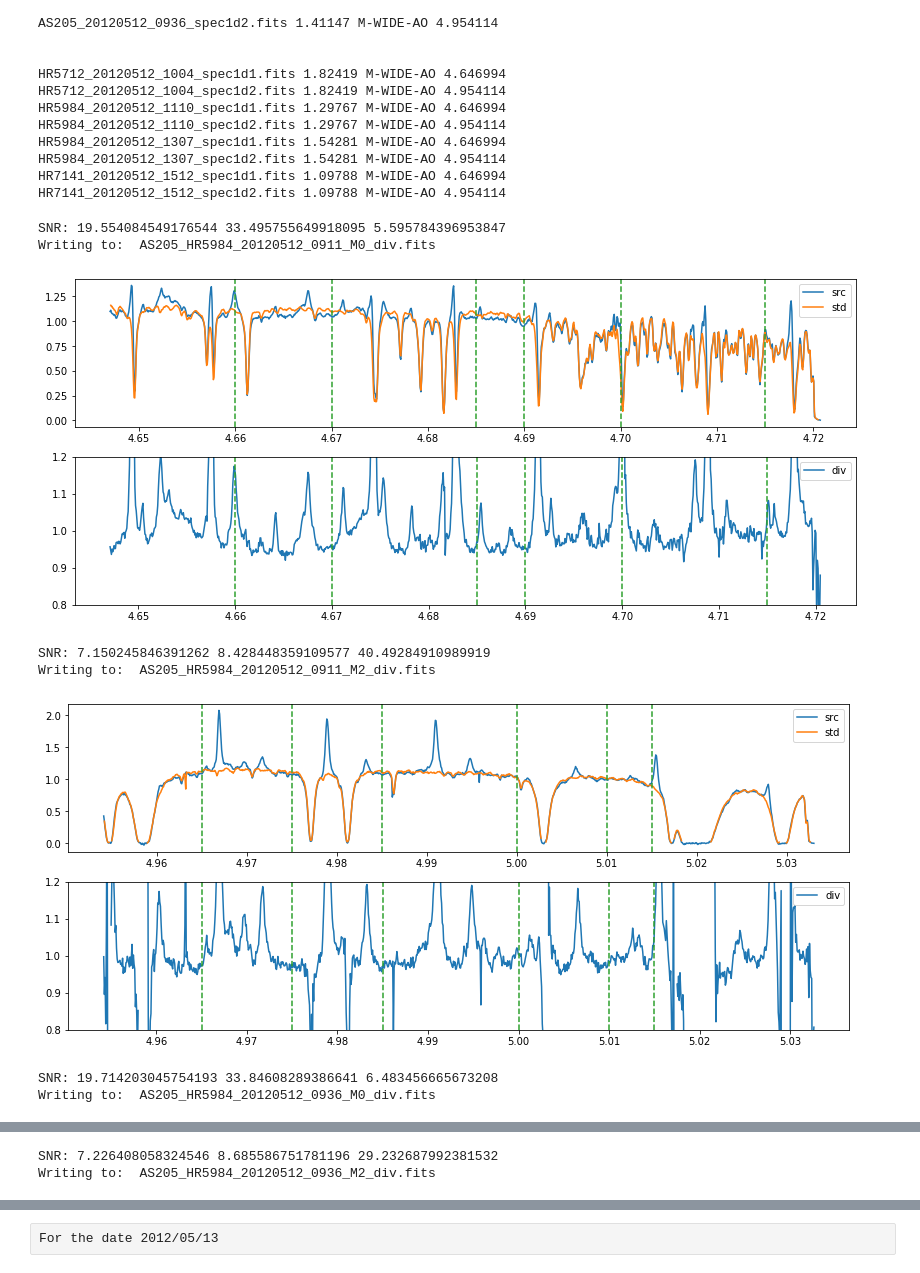
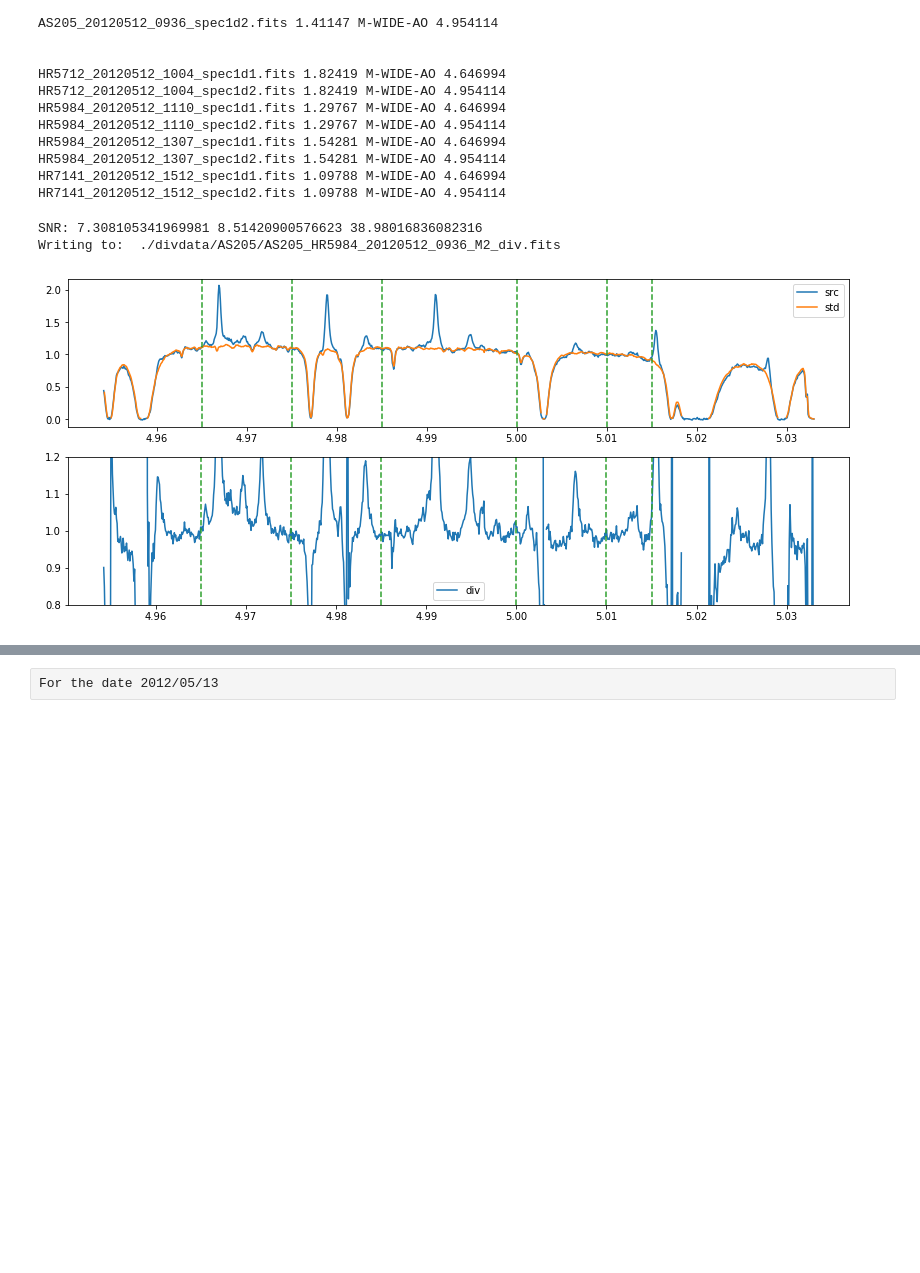
Before and after one commit to adamoses/URSIProject, a Jupyter notebook: telluric_correction_as205.ipynb, the cells around one changed output, grey strips where cells are left out. Cells and saved outputs as stored; diff of their text form; code cells hidden in the pictures; blank space fills up the shorter version.

```diff
--- a/telluric_correction_as205.ipynb
+++ b/telluric_correction_as205.ipynb
@@ -113,27 +130,24 @@ HR5984_20120512_1307_spec1d2.fits 1.54281 M-WIDE-AO 4.954114
 HR7141_20120512_1512_spec1d1.fits 1.09788 M-WIDE-AO 4.646994
 HR7141_20120512_1512_spec1d2.fits 1.09788 M-WIDE-AO 4.954114
 # %%
+outdir = './divdata/AS205/'
+
 srcfile='AS205_20120512_0911_spec1d1.fits'
 stdfile='HR5984_20120512_1307_spec1d1.fits'
-out=divspec(datadir, srcfile, stdfile, dtau=-0.02, dpix=0.16, mode='M0')
+#out=divspec(datadir, srcfile, stdfile, outdir, dtau=-0.02, dpix=0.16, mode='M0')
 
 srcfile='AS205_20120512_0911_spec1d2.fits'
 stdfile='HR5984_20120512_1307_spec1d2.fits'
-out=divspec(datadir, srcfile, stdfile, dtau=-0.08, dpix=0.2, mode='M2')
+#out=divspec(datadir, srcfile, stdfile, outdir, dtau=-0.08, dpix=0.2, mode='M2')
 
 srcfile='AS205_20120512_0936_spec1d1.fits'
 stdfile='HR5984_20120512_1110_spec1d1.fits'
-out=divspec(datadir, srcfile, stdfile, dtau=0.08, dpix=0.25, mode='M0')
+#out=divspec(datadir, srcfile, stdfile, outdir, dtau=0.08, dpix=0.25, mode='M0')
 
 srcfile='AS205_20120512_0936_spec1d2.fits'
 stdfile='HR5984_20120512_1110_spec1d2.fits'
-out=divspec(datadir, srcfile, stdfile, dtau=0.6, dpix=0.2, mode='M2')
+out=divspec(datadir, srcfile, stdfile, outdir, dtau=-0.05, dpix=0.2, mode='M2')
 # %% [output]
-SNR: 19.554084549176544 33.495755649918095 5.595784396953847
-Writing to:  AS205_HR5984_20120512_0911_M0_div.fits
+SNR: 7.308105341969981 8.51420900576623 38.98016836082316
+Writing to:  ./divdata/AS205/AS205_HR5984_20120512_0936_M2_div.fits
-[figure, old version]
+[figure, new version]
-SNR: 7.150245846391262 8.428448359109577 40.49284910989919
-Writing to:  AS205_HR5984_20120512_0911_M2_div.fits
-[figure, removed]
-SNR: 19.714203045754193 33.84608289386641 6.483456665673208
-Writing to:  AS205_HR5984_20120512_0936_M0_div.fits
@@ -141,2 +153,0 @@ Writing to:  AS205_HR5984_20120512_0936_M0_div.fits
-SNR: 7.226408058324546 8.685586751781196 29.232687992381532
-Writing to:  AS205_HR5984_20120512_0936_M2_div.fits
```
Also changed, not shown: parts of 21 cells of this notebook.
